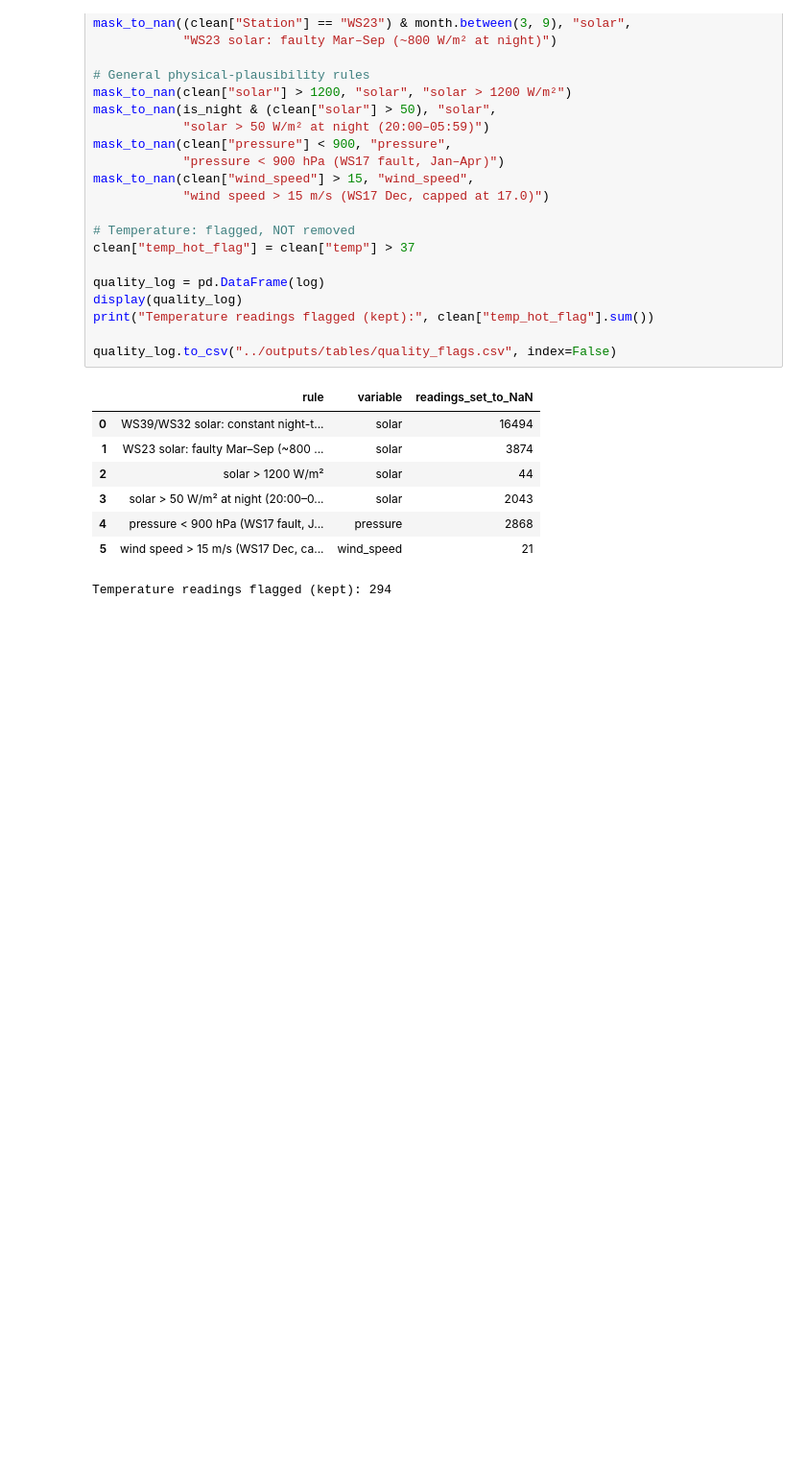
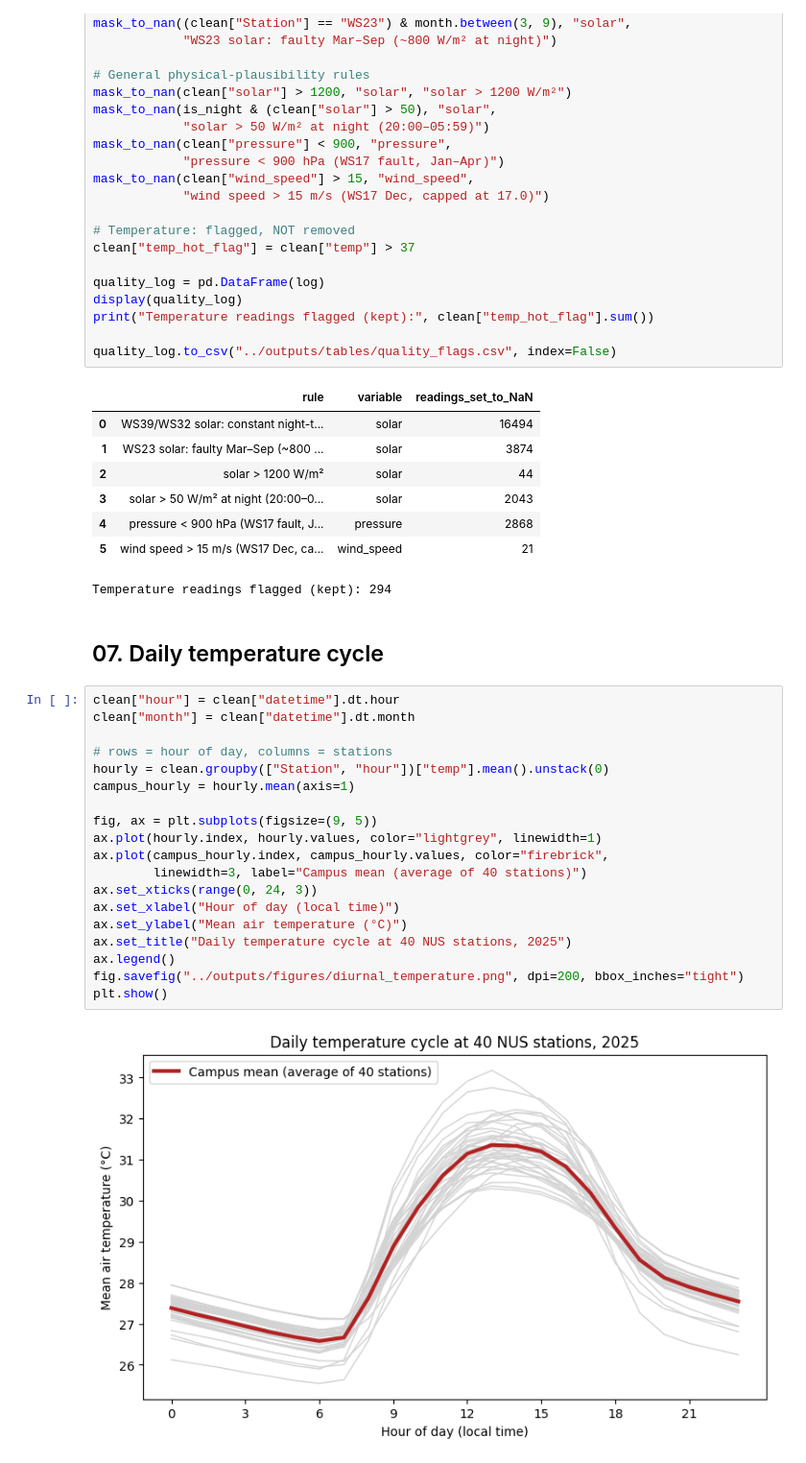
Before and after one commit to fabianhuang54/BPS5231-Spatial-Intelligence-for-Urban-Greening, a Jupyter notebook: notebooks/01_weather_eda.ipynb, the cells around one changed output. Shown at 96% size. Drawn from its saved outputs; the diff is of its cells as text; blank space fills up the shorter version.

Commit message:
Add daily temperature cycle analysis
Co-Authored-By: Claude Sonnet 5.5 <noreply@anthropic.com>

```diff
--- a/notebooks/01_weather_eda.ipynb
+++ b/notebooks/01_weather_eda.ipynb
@@ -256,3 +256,26 @@ quality_log.to_csv("../outputs/tables/quality_flags.csv", index=False)
 | 4 | pressure < 900 hPa (WS17 fault, J... | pressure | 2868 |
 | 5 | wind speed > 15 m/s (WS17 Dec, ca... | wind_speed | 21 |
 Temperature readings flagged (kept): 294
+# %% [markdown]
+## 07. Daily temperature cycle
+# %%
+clean["hour"] = clean["datetime"].dt.hour
+clean["month"] = clean["datetime"].dt.month
+
+# rows = hour of day, columns = stations
+hourly = clean.groupby(["Station", "hour"])["temp"].mean().unstack(0)
+campus_hourly = hourly.mean(axis=1)
+
+fig, ax = plt.subplots(figsize=(9, 5))
+ax.plot(hourly.index, hourly.values, color="lightgrey", linewidth=1)
+ax.plot(campus_hourly.index, campus_hourly.values, color="firebrick",
+        linewidth=3, label="Campus mean (average of 40 stations)")
+ax.set_xticks(range(0, 24, 3))
+ax.set_xlabel("Hour of day (local time)")
+ax.set_ylabel("Mean air temperature (°C)")
+ax.set_title("Daily temperature cycle at 40 NUS stations, 2025")
+ax.legend()
+fig.savefig("../outputs/figures/diurnal_temperature.png", dpi=200, bbox_inches="tight")
+plt.show()
+# %% [output]
+[figure, added]
```
Also changed, not shown: parts of 1 cell of this notebook, 1 other file.
